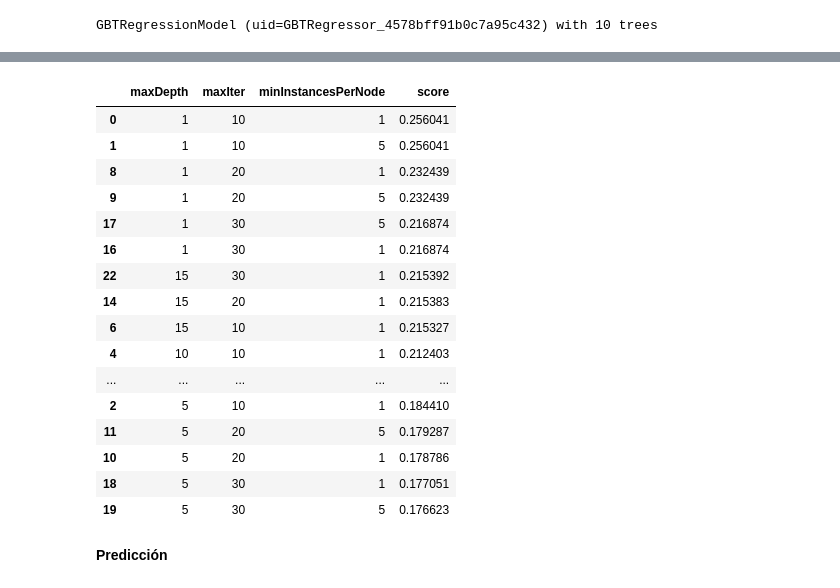
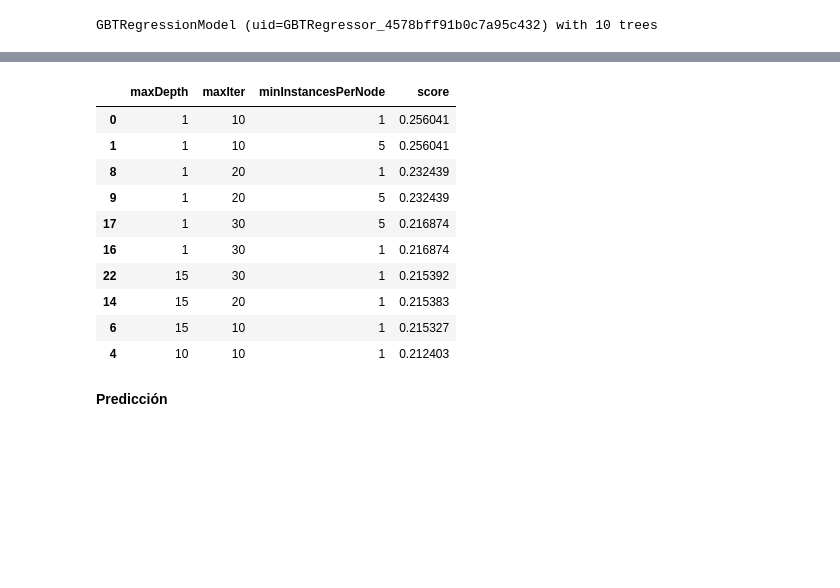
Before and after one commit to inmperfer/APBD, a Jupyter notebook: evaluacion_APBD_InmaPerea.ipynb, the cells around one changed output, grey strips where cells are left out. Saved outputs shown, nothing was run; the diff lists cells and outputs as text; code cells hidden in the pictures; blank space fills up the shorter version.

```diff
--- a/evaluacion_APBD_InmaPerea.ipynb
+++ b/evaluacion_APBD_InmaPerea.ipynb
@@ -2107,26 +2082,20 @@ importance_df.sort_values(by='importance_gbt2', ascending=False)
 # %%
 lpars = [{par.name: value for par, value in par_comb.items()} for par_comb in gbt2_cv_model.getEstimatorParamMaps()]
 pars_df = pd.DataFrame(lpars)
 pars_df['score'] = gbt2_cv_model.avgMetrics
-pars_df.sort_values(by='score', ascending=False)
+pars_df.sort_values(by='score', ascending=False).head(10)
 # %% [output]
 |  | maxDepth | maxIter | minInstancesPerNode | score |
 | 0 | 1 | 10 | 1 | 0.256041 |
 | 1 | 1 | 10 | 5 | 0.256041 |
 | 8 | 1 | 20 | 1 | 0.232439 |
 | 9 | 1 | 20 | 5 | 0.232439 |
 | 17 | 1 | 30 | 5 | 0.216874 |
 | 16 | 1 | 30 | 1 | 0.216874 |
 | 22 | 15 | 30 | 1 | 0.215392 |
 | 14 | 15 | 20 | 1 | 0.215383 |
 | 6 | 15 | 10 | 1 | 0.215327 |
 | 4 | 10 | 10 | 1 | 0.212403 |
-| ... | ... | ... | ... | ... |
-| 2 | 5 | 10 | 1 | 0.184410 |
-| 11 | 5 | 20 | 5 | 0.179287 |
-| 10 | 5 | 20 | 1 | 0.178786 |
-| 18 | 5 | 30 | 1 | 0.177051 |
-| 19 | 5 | 30 | 5 | 0.176623 |
 # %% [markdown]
 **Predicción**
 # %%
```
Also changed, not shown: parts of 8 cells of this notebook, 1 other file.
